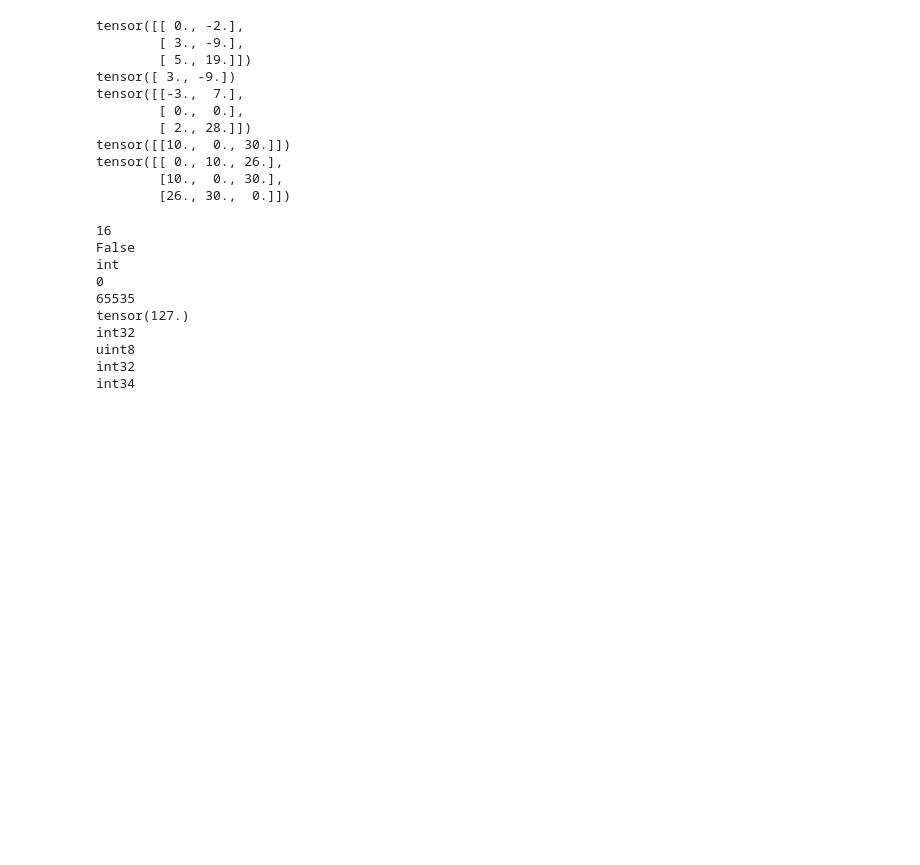
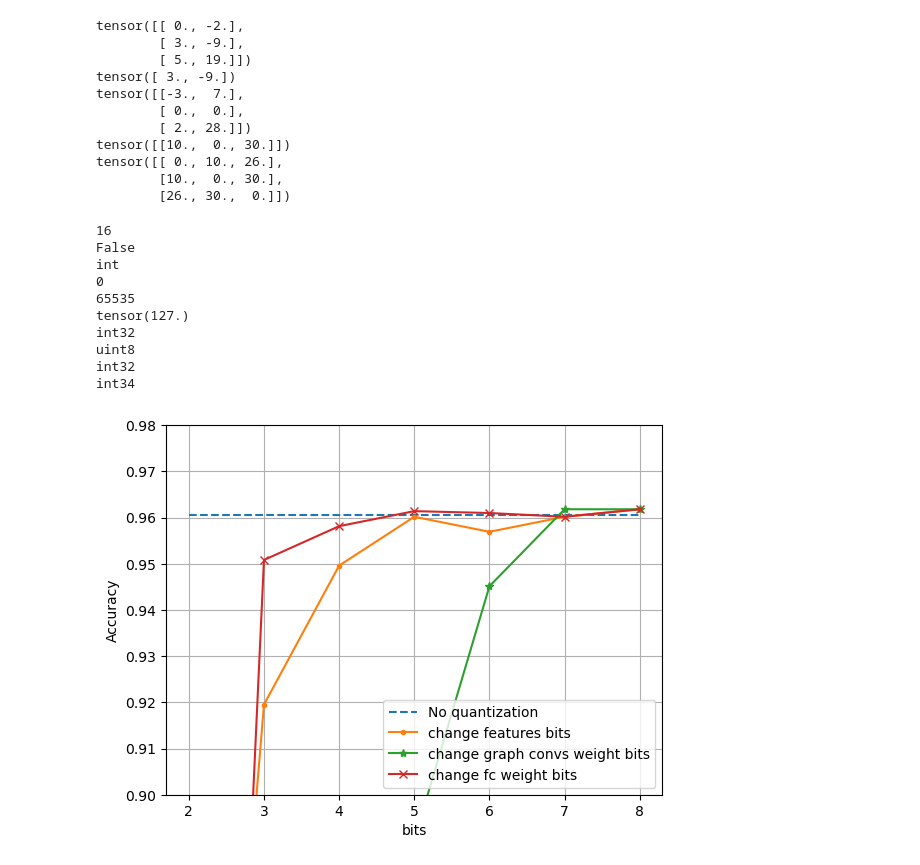
Before and after one commit to whybear0510/aegnn, a Jupyter notebook: scratch.ipynb, the cells around one changed output. Saved outputs shown, nothing was run; the diff lists cells and outputs as text; code cells hidden in the pictures; blank space fills up the shorter version.

```diff
--- a/scratch.ipynb
+++ b/scratch.ipynb
@@ -2503,3 +2503,25 @@ int32
 uint8
 int32
 int34
+# %%
+import matplotlib.pyplot as plt
+
+x = [2,3,4,5,6,7,8]
+std = [0.9605691056910569, 0.9605691056910569, 0.9605691056910569, 0.9605691056910569, 0.9605691056910569, 0.9605691056910569, 0.9605691056910569]
+qx = [0.7227642276422764, 0.9195121951219513, 0.9495934959349593, 0.9601626016260163, 0.9569105691056911, 0.9601626016260163, 0.9617886178861789]
+qconvw = [0.4739837398373984, 0.7223577235772358, 0.8951219512195122, 0.8902439024390244, 0.9451219512195121, 0.9617886178861789, 0.9617886178861789]
+qfcw = [0.598780487804878, 0.9508130081300813, 0.958130081300813, 0.9613821138211383, 0.9609756097560975, 0.9601626016260163, 0.9617886178861789]
+
+fig, ax = plt.subplots()
+ax.plot(x,std,label='No quantization', linestyle='--')
+ax.plot(x,qx,label='change features bits', marker='.')
+ax.plot(x,qconvw,label='change graph convs weight bits', marker='*')
+ax.plot(x,qfcw,label='change fc weight bits', marker='x')
+ax.set_xlabel('bits')
+ax.set_ylabel('Accuracy')
+ax.set_ylim((0.9,0.98))
+ax.legend()
+plt.grid()
+plt.show()
+# %% [output]
+[figure, added]
```
Also changed, not shown: parts of 1 cell of this notebook, 2 other files.
